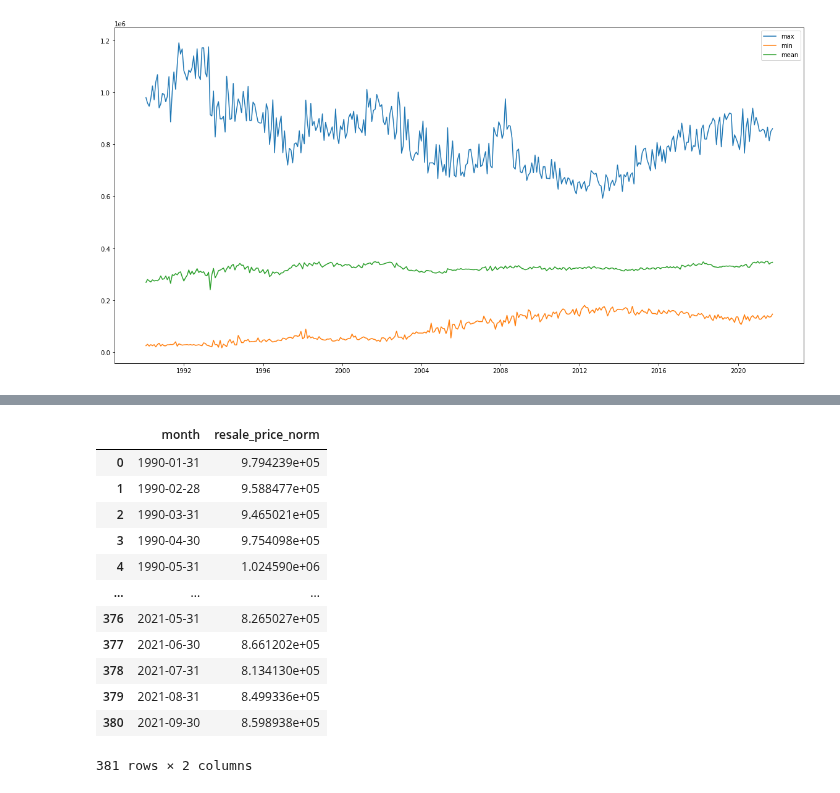
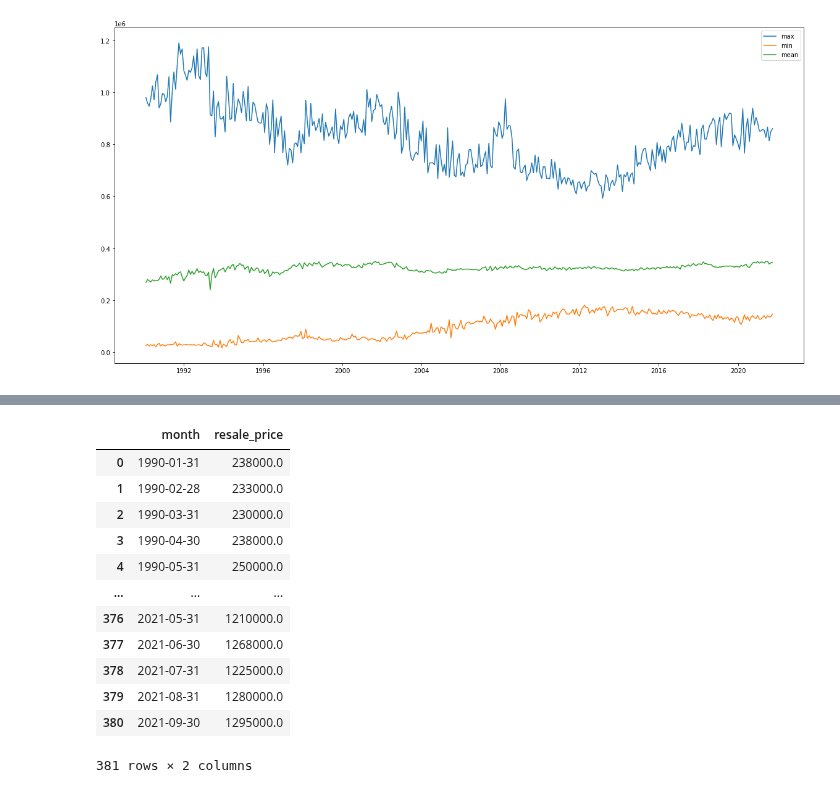
Before and after one commit to mcmanus-git/Singapore-HDB, a Jupyter notebook: michael/EDA/hpi_normalization_eda.ipynb, the cells around one changed output, grey strips where cells are left out. Saved outputs shown, nothing was run; the diff lists cells and outputs as text; code cells hidden in the pictures.

```diff
--- a/michael/EDA/hpi_normalization_eda.ipynb
+++ b/michael/EDA/hpi_normalization_eda.ipynb
@@ -181,3 +181,7 @@ plt.legend()
 plt.show();
 # %% [output]
 [figure]
+# %%
+mxp = rsp.set_index('month').resample('1M')['resale_price'].max()
+mnmp = rsp.set_index('month').resample('1M')['resale_price'].min()
+mnp = rsp.set_index('month').resample('1M')['resale_price'].mean()
@@ -184,16 +202,16 @@ plt.show();
 # %%
-mx.reset_index()
+mxp.reset_index()
 # %% [output]
-|  | month | resale_price_norm |
-| 0 | 1990-01-31 | 9.794239e+05 |
-| 1 | 1990-02-28 | 9.588477e+05 |
-| 2 | 1990-03-31 | 9.465021e+05 |
-| 3 | 1990-04-30 | 9.754098e+05 |
-| 4 | 1990-05-31 | 1.024590e+06 |
+|  | month | resale_price |
+| 0 | 1990-01-31 | 238000.0 |
+| 1 | 1990-02-28 | 233000.0 |
+| 2 | 1990-03-31 | 230000.0 |
+| 3 | 1990-04-30 | 238000.0 |
+| 4 | 1990-05-31 | 250000.0 |
 | ... | ... | ... |
-| 376 | 2021-05-31 | 8.265027e+05 |
-| 377 | 2021-06-30 | 8.661202e+05 |
-| 378 | 2021-07-31 | 8.134130e+05 |
-| 379 | 2021-08-31 | 8.499336e+05 |
-| 380 | 2021-09-30 | 8.598938e+05 |
+| 376 | 2021-05-31 | 1210000.0 |
+| 377 | 2021-06-30 | 1268000.0 |
+| 378 | 2021-07-31 | 1225000.0 |
+| 379 | 2021-08-31 | 1280000.0 |
+| 380 | 2021-09-30 | 1295000.0 |
 381 rows × 2 columns
```
Also changed, not shown: parts of 1 cell of this notebook.
